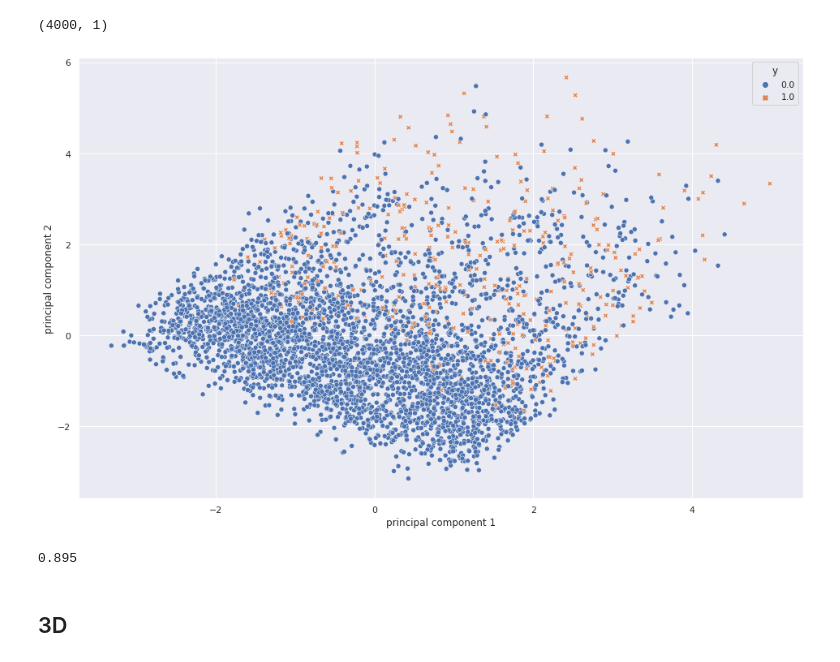
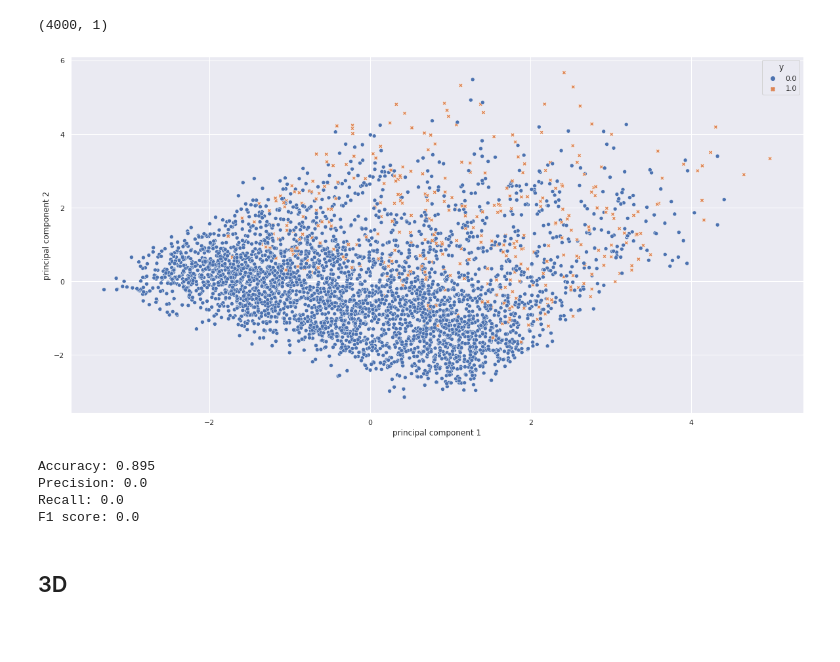
Before and after one commit to susannoo123/CS115, a Jupyter notebook: SVM_final.ipynb, the cells around one changed output. Cells and saved outputs as stored; diff of their text form; code cells hidden in the pictures; blank space fills up the shorter version.

```diff
--- a/SVM_final.ipynb
+++ b/SVM_final.ipynb
@@ -777,16 +878,16 @@ data_set_Df = pd.DataFrame(data = data_set_temp
              , columns = ['principal component 1', 'principal component 2','y'])
 # %%
 import seaborn as sns
-plt.figure(figsize=(16,10))
+plt.figure(figsize=(20,10))
 sns.scatterplot(
     x="principal component 1", y="principal component 2",
     hue="y",
     data=data_set_Df,
     style="y",
     legend="full"
 )
 
 plt.show()
 # %% [output]
-[figure, old version]
+[figure, new version]
 # %%
@@ -794,8 +895,11 @@ svm_linear_2 = svm.SVC(kernel='linear').fit(X_train_temp, y_train)
 y_pred_pca_1 = svm_linear_2.predict(X_test_temp)
 # %%
-print(accuracy_score(y_pred_pca_1,y_test))
+result(y_pred_pca_1,y_test)
 # %% [output]
-0.895
+Accuracy: 0.895
+Precision: 0.0
+Recall: 0.0
+F1 score: 0.0
 # %% [markdown]
 ## 3D
 # %%
```
Also changed, not shown: parts of 30 cells of this notebook.
